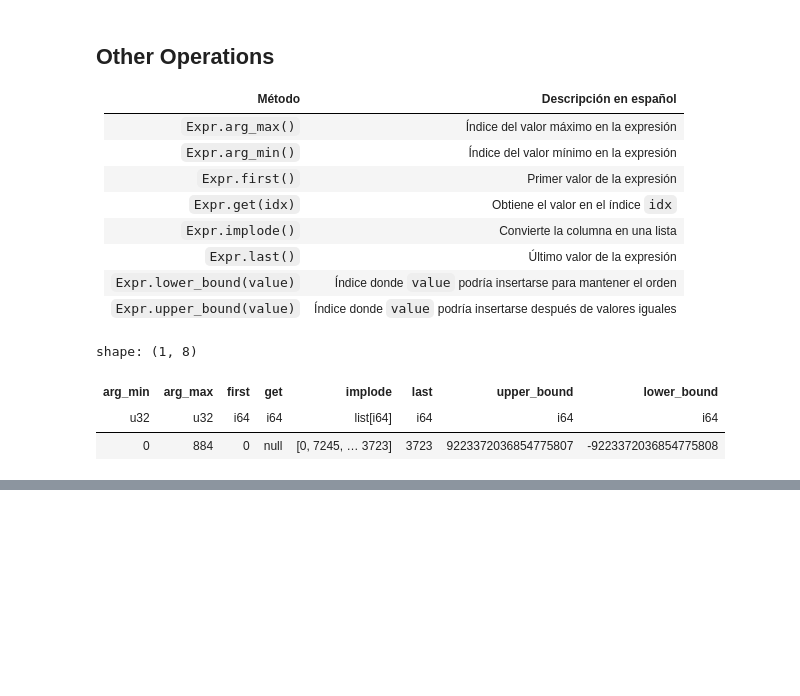
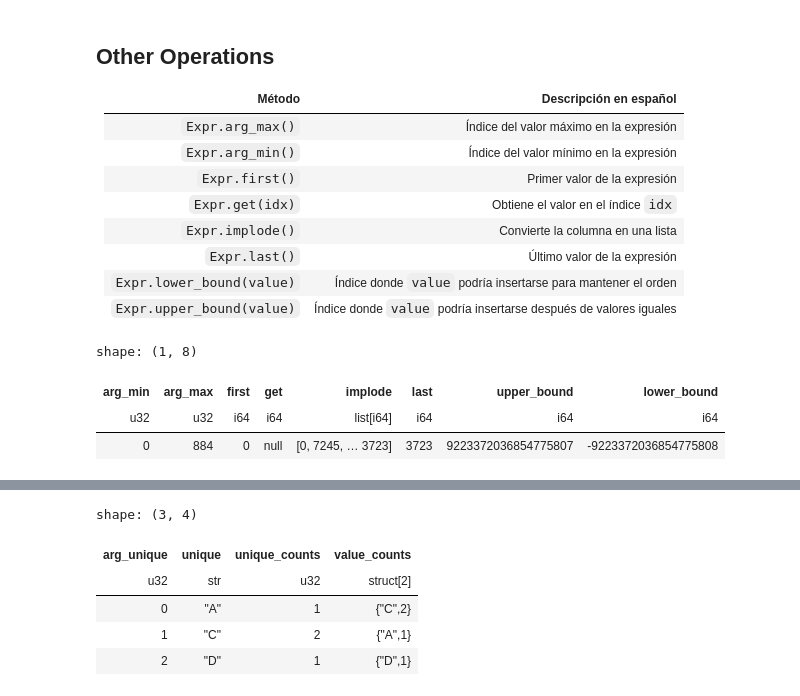
Before and after one commit to Sechi42/Polars, a Jupyter notebook: Chapter_8/Notebook_8.ipynb, the cells around one changed output, grey strips where cells are left out. Drawn from its saved outputs; the diff is of its cells as text; code cells hidden in the pictures; blank space fills up the shorter version.

```diff
--- a/Chapter_8/Notebook_8.ipynb
+++ b/Chapter_8/Notebook_8.ipynb
@@ -723,0 +735,14 @@ shape: (1, 8)
+# %%
+pl.DataFrame({"x": ["A", "C", "D", "C"]}).select(
+    arg_unique=pl.col("x").arg_unique(),
+    unique=pl.col("x").unique(maintain_order=True),
+    unique_counts=pl.col("x").unique_counts(),
+    value_counts=pl.col("x").value_counts(sort=True),
+)
+# %% [output]
+shape: (3, 4)
+| arg_unique | unique | unique_counts | value_counts |
+| u32 | str | u32 | struct[2] |
+| 0 | "A" | 1 | {"C",2} |
+| 1 | "C" | 2 | {"A",1} |
+| 2 | "D" | 1 | {"D",1} |
```
Also changed, not shown: parts of 6 cells of this notebook.
